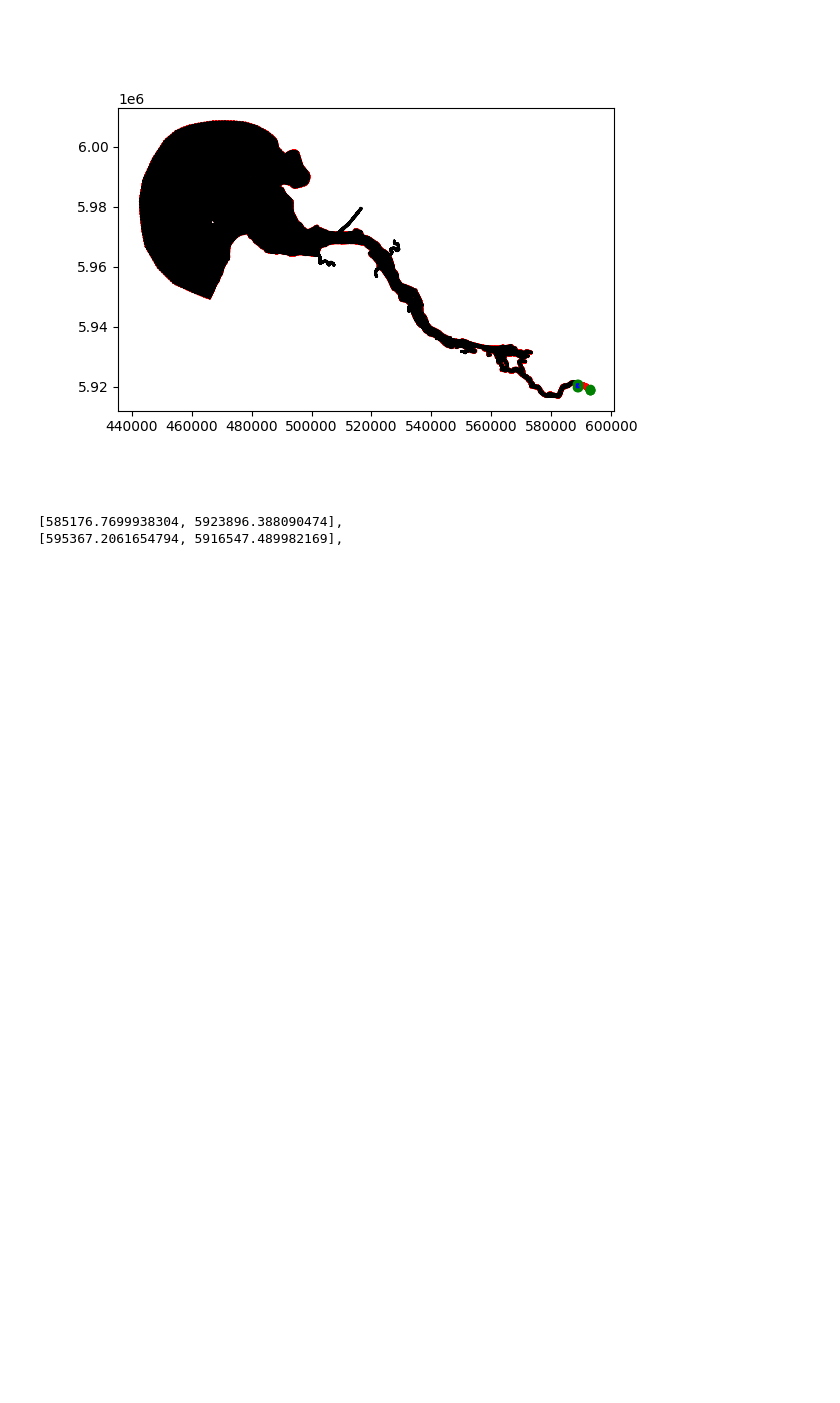
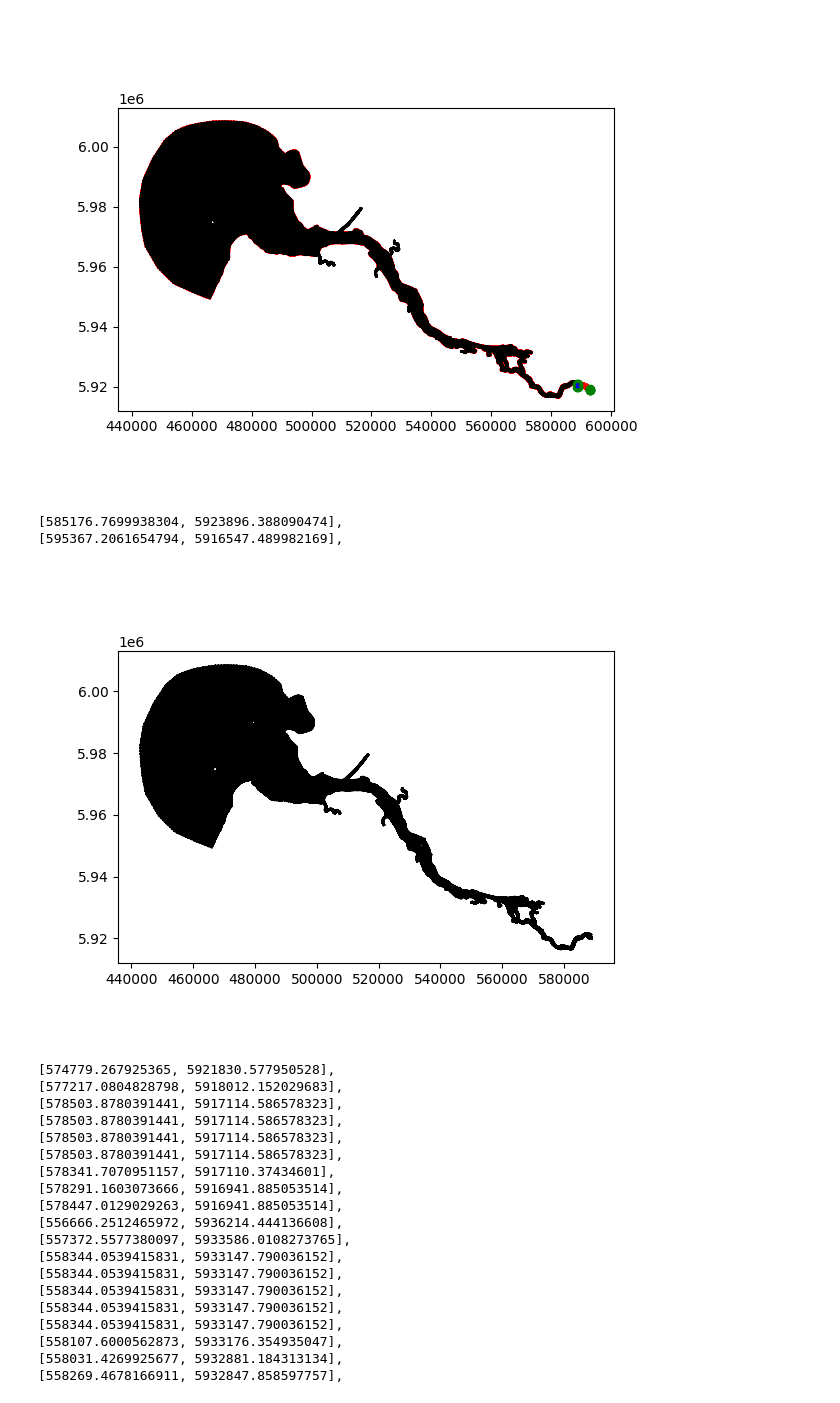
Before and after one commit to 465b/oceantracker, a Jupyter notebook: experiments/auxiliaries/comparing_grids_of_hzg3_hzg4/comparing_grids_of_hzg3_hzg4.ipynb, the cells around one changed output. Cells and saved outputs as stored; diff of their text form; code cells hidden in the pictures; blank space fills up the shorter version.

```diff
--- a/experiments/auxiliaries/comparing_grids_of_hzg3_hzg4/comparing_grids_of_hzg3_hzg4.ipynb
+++ b/experiments/auxiliaries/comparing_grids_of_hzg3_hzg4/comparing_grids_of_hzg3_hzg4.ipynb
@@ -90,0 +74,38 @@ release_polygon = [
+# %%
+%matplotlib widget
+
+fig, ax = plt.subplots()
+
+# new in black as triplot
+ax.triplot(x_new, y_new, tri_new, 'k-', alpha=1, zorder=10)
+
+
+# keep aspect ratio 1:1
+ax.set_aspect('equal', 'box')
+
+# print clicked coordinates in py array format
+def onclick(event):
+    print(f'[{event.xdata}, {event.ydata}],')
+
+cid = fig.canvas.mpl_connect('button_press_event', onclick)
+# %% [output]
+[figure, added]
+[574779.267925365, 5921830.577950528],
+[577217.0804828798, 5918012.152029683],
+[578503.8780391441, 5917114.586578323],
+[578503.8780391441, 5917114.586578323],
+[578503.8780391441, 5917114.586578323],
+[578503.8780391441, 5917114.586578323],
+[578341.7070951157, 5917110.37434601],
+[578291.1603073666, 5916941.885053514],
+[578447.0129029263, 5916941.885053514],
+[556666.2512465972, 5936214.444136608],
+[557372.5577380097, 5933586.0108273765],
+[558344.0539415831, 5933147.790036152],
+[558344.0539415831, 5933147.790036152],
+[558344.0539415831, 5933147.790036152],
+[558344.0539415831, 5933147.790036152],
+[558344.0539415831, 5933147.790036152],
+[558107.6000562873, 5933176.354935047],
+[558031.4269925677, 5932881.184313134],
+[558269.4678166911, 5932847.858597757],
```
Also changed, not shown: parts of 3 cells of this notebook, 12 other files.
